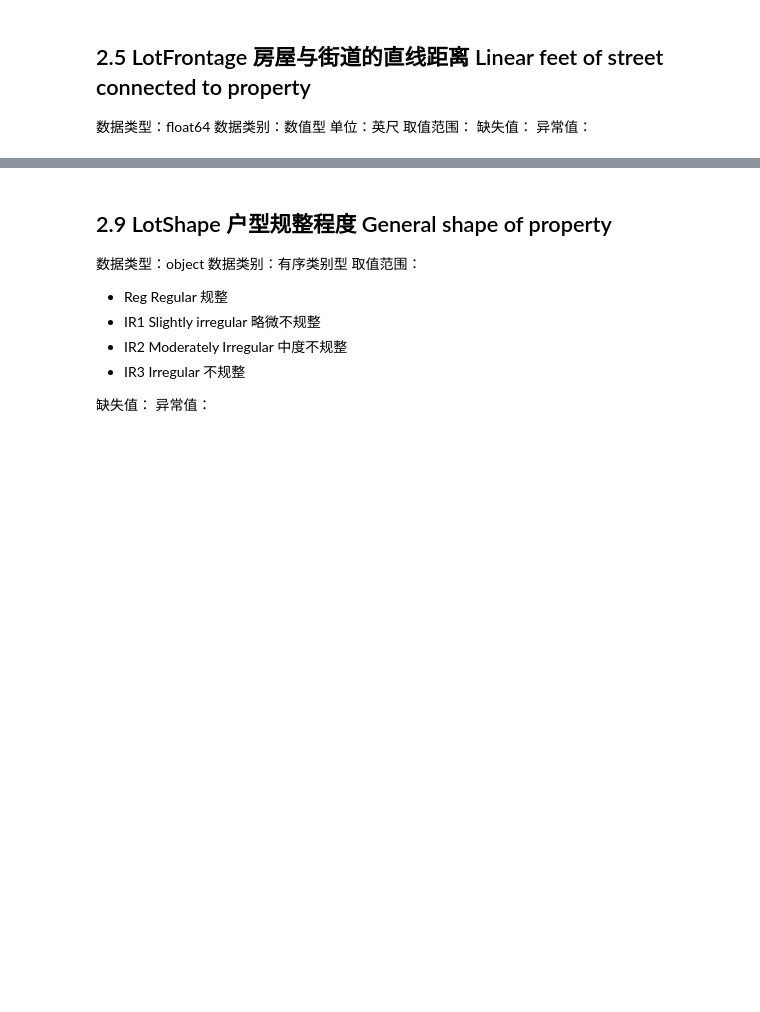
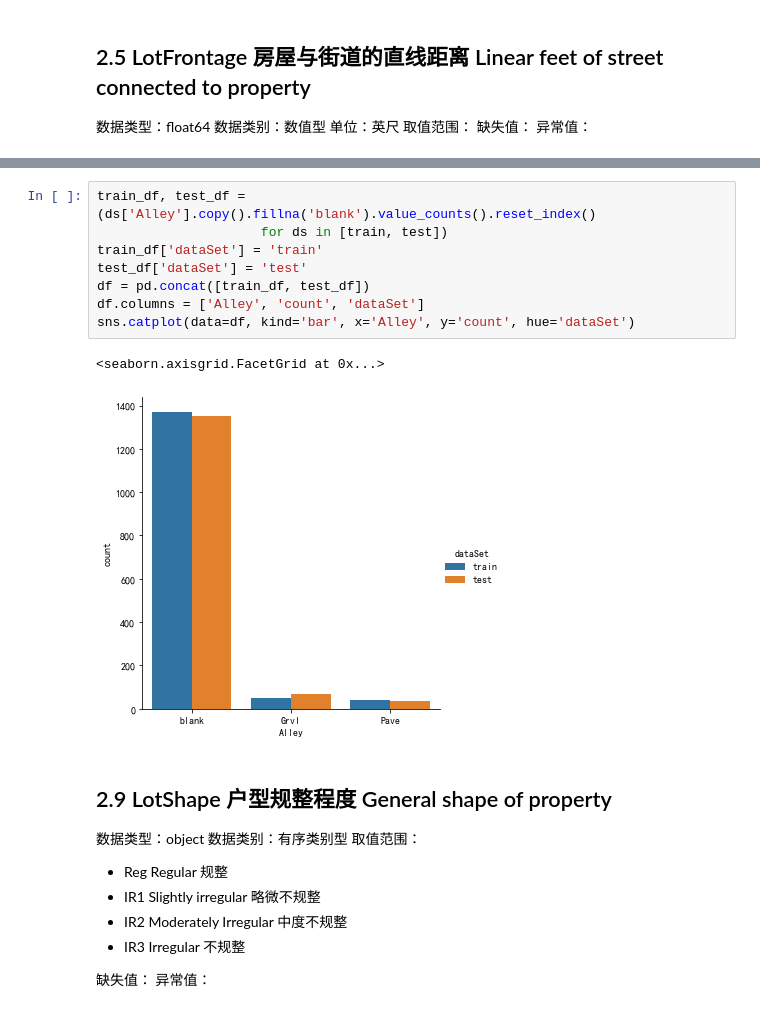
Before and after one commit to malng/DataModelingPortfolio, a Jupyter notebook: House-Prices_Advanced-Regression-Techniques/House-Prices_EDA.ipynb, the cells around one changed output, grey strips where cells are left out. Cells and saved outputs as stored; diff of their text form; blank space fills up the shorter version.

```diff
--- a/House-Prices_Advanced-Regression-Techniques/House-Prices_EDA.ipynb
+++ b/House-Prices_Advanced-Regression-Techniques/House-Prices_EDA.ipynb
@@ -295,3 +338,14 @@ plt.show()
+# %%
+train_df, test_df = (ds['Alley'].copy().fillna('blank').value_counts().reset_index()
+                     for ds in [train, test])
+train_df['dataSet'] = 'train'
+test_df['dataSet'] = 'test'
+df = pd.concat([train_df, test_df])
+df.columns = ['Alley', 'count', 'dataSet']
+sns.catplot(data=df, kind='bar', x='Alley', y='count', hue='dataSet')
+# %% [output]
+<seaborn.axisgrid.FacetGrid at 0x...>
+[figure, added]
 # %% [markdown]
 ## 2.9 LotShape 户型规整程度  General shape of property
 数据类型：object
```
Also changed, not shown: parts of 10 cells of this notebook.
